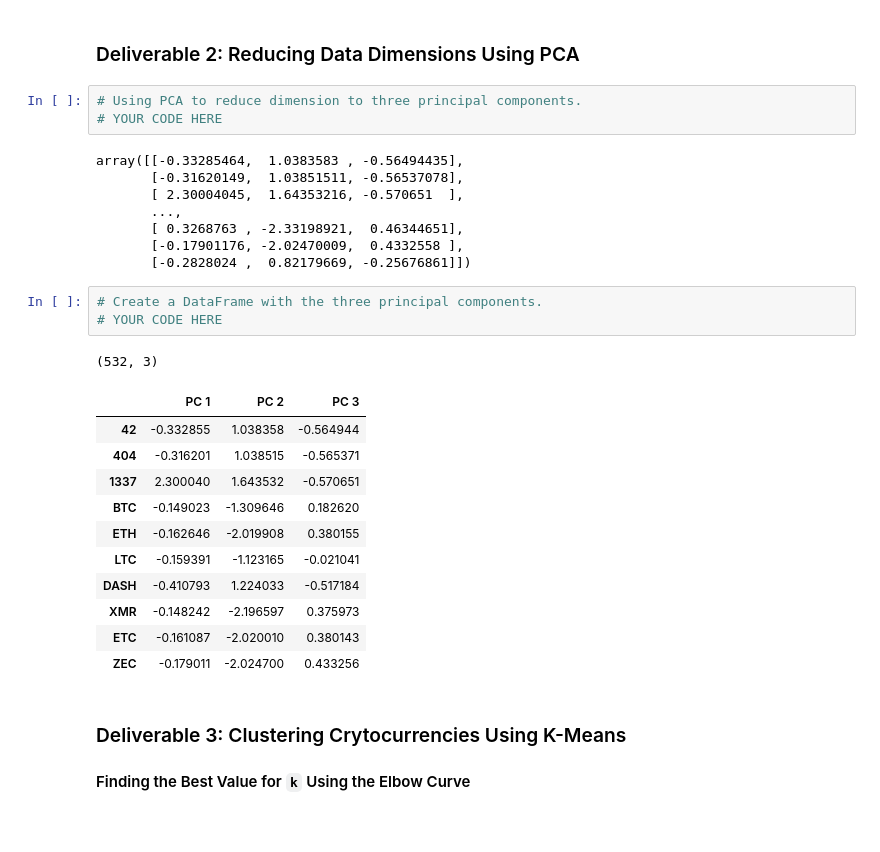
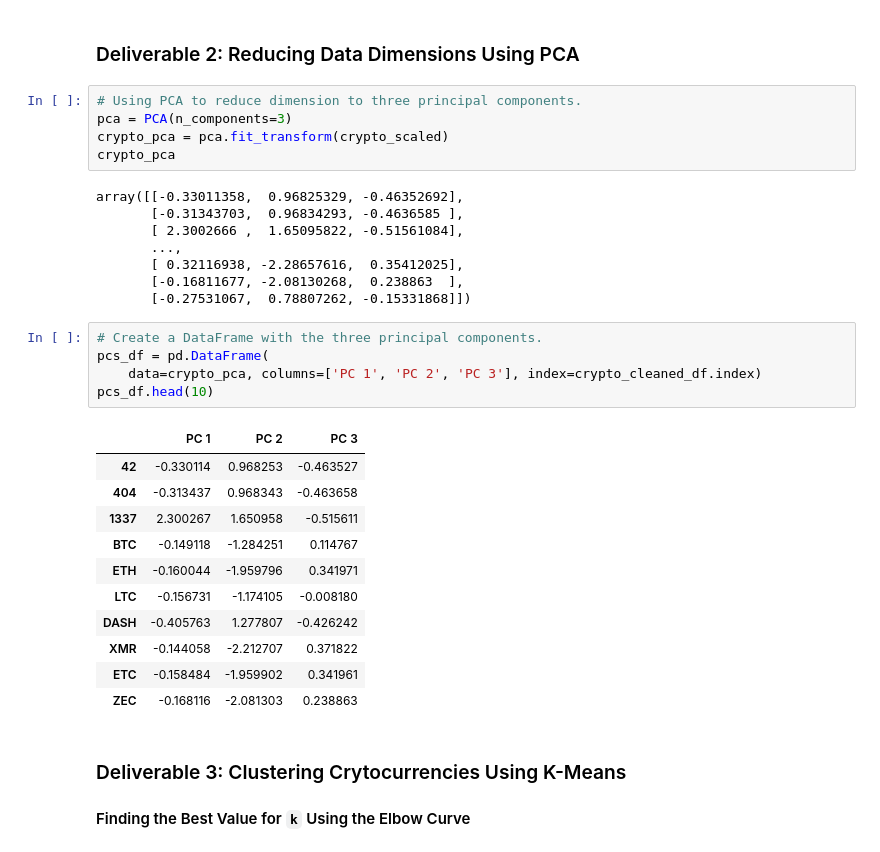
Before and after one commit to carlosalexismorales/Cryptocurrencies, a Jupyter notebook: crypto_clustering.ipynb, the cells around one changed output. Cells and saved outputs as stored; diff of their text form; blank space fills up the shorter version.

```diff
--- a/crypto_clustering.ipynb
+++ b/crypto_clustering.ipynb
@@ -135,31 +135,34 @@ array([[-0.11710817, -0.1528703 , -0.0433963 , ..., -0.0433963 ,
 ### Deliverable 2: Reducing Data Dimensions Using PCA
 # %%
 # Using PCA to reduce dimension to three principal components.
-# YOUR CODE HERE
+pca = PCA(n_components=3)
+crypto_pca = pca.fit_transform(crypto_scaled)
+crypto_pca
 # %% [output]
-array([[-0.33285464,  1.0383583 , -0.56494435],
-       [-0.31620149,  1.03851511, -0.56537078],
-       [ 2.30004045,  1.64353216, -0.570651  ],
+array([[-0.33011358,  0.96825329, -0.46352692],
+       [-0.31343703,  0.96834293, -0.4636585 ],
+       [ 2.3002666 ,  1.65095822, -0.51561084],
        ...,
-       [ 0.3268763 , -2.33198921,  0.46344651],
-       [-0.17901176, -2.02470009,  0.4332558 ],
-       [-0.2828024 ,  0.82179669, -0.25676861]])
+       [ 0.32116938, -2.28657616,  0.35412025],
+       [-0.16811677, -2.08130268,  0.238863  ],
+       [-0.27531067,  0.78807262, -0.15331868]])
 # %%
 # Create a DataFrame with the three principal components.
-# YOUR CODE HERE
+pcs_df = pd.DataFrame(
+    data=crypto_pca, columns=['PC 1', 'PC 2', 'PC 3'], index=crypto_cleaned_df.index)
+pcs_df.head(10)
 # %% [output]
-(532, 3)
 |  | PC 1 | PC 2 | PC 3 |
-| 42 | -0.332855 | 1.038358 | -0.564944 |
-| 404 | -0.316201 | 1.038515 | -0.565371 |
-| 1337 | 2.300040 | 1.643532 | -0.570651 |
-| BTC | -0.149023 | -1.309646 | 0.182620 |
-| ETH | -0.162646 | -2.019908 | 0.380155 |
-| LTC | -0.159391 | -1.123165 | -0.021041 |
-| DASH | -0.410793 | 1.224033 | -0.517184 |
-| XMR | -0.148242 | -2.196597 | 0.375973 |
-| ETC | -0.161087 | -2.020010 | 0.380143 |
-| ZEC | -0.179011 | -2.024700 | 0.433256 |
+| 42 | -0.330114 | 0.968253 | -0.463527 |
+| 404 | -0.313437 | 0.968343 | -0.463658 |
+| 1337 | 2.300267 | 1.650958 | -0.515611 |
+| BTC | -0.149118 | -1.284251 | 0.114767 |
+| ETH | -0.160044 | -1.959796 | 0.341971 |
+| LTC | -0.156731 | -1.174105 | -0.008180 |
+| DASH | -0.405763 | 1.277807 | -0.426242 |
+| XMR | -0.144058 | -2.212707 | 0.371822 |
+| ETC | -0.158484 | -1.959902 | 0.341961 |
+| ZEC | -0.168116 | -2.081303 | 0.238863 |
 # %% [markdown]
 ### Deliverable 3: Clustering Crytocurrencies Using K-Means
 
```
Also changed, not shown: parts of 4 cells of this notebook.
